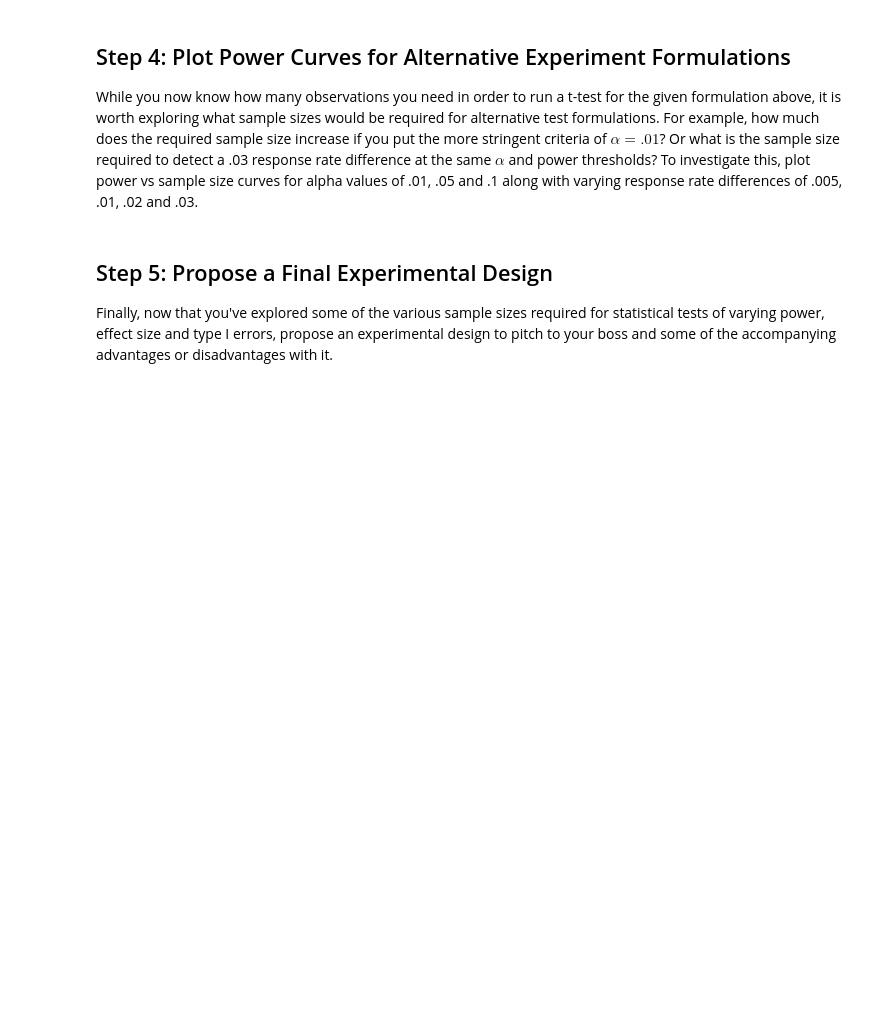
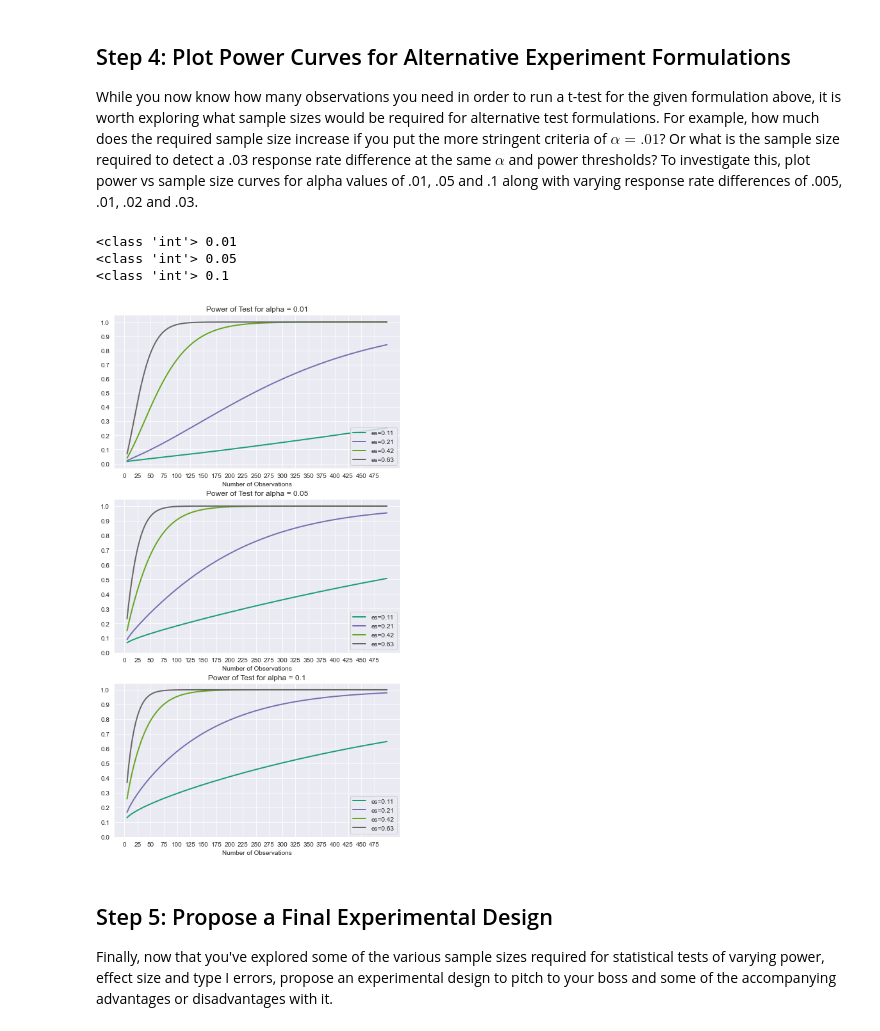
Before and after one commit to learn-co-curriculum/dsc-ab-testing-lab, a Jupyter notebook: index.ipynb, the cells around one changed output. Drawn from its saved outputs; the diff is of its cells as text; code cells hidden in the pictures; blank space fills up the shorter version.

```diff
--- a/index.ipynb
+++ b/index.ipynb
@@ -48,26 +50,32 @@ While you now know how many observations you need in order to run a t-test for t
 # %%
 #Your code; plot power curves for the various alpha and effect size combinations
 import numpy as np
 import matplotlib.pyplot as plt
 import seaborn as sns
 sns.set_style('darkgrid')
 %matplotlib inline
 
 
 sd = 0.0475
 e_sizes = [mu_delta/sd for mu_delta in [.005,.01,.02,.03]]
 fig, axes = plt.subplots(ncols=1, nrows=3, figsize=(8,15))
 for n, alpha in enumerate([.01, .05, .1]):
     print(type(n), alpha)
     ax = axes[n]
     power_analysis.plot_power(dep_var="nobs",
                               nobs = np.array(range(5,500)),
                               effect_size=e_sizes,
                               alpha=alpha,
-                              ax=ax)
+                              ax=ax,
+                              alternative='larger')
     ax.set_title('Power of Test for alpha = {}'.format(alpha))
     ax.set_xticks(list(range(0,500,25)))
     ax.set_yticks(np.linspace(0,1,11))
+# %% [output]
+<class 'int'> 0.01
+<class 'int'> 0.05
+<class 'int'> 0.1
+[figure, added]
 # %% [markdown]
 ## Step 5: Propose a Final Experimental Design
 
```
Also changed, not shown: parts of 3 cells of this notebook, 2 other files.
